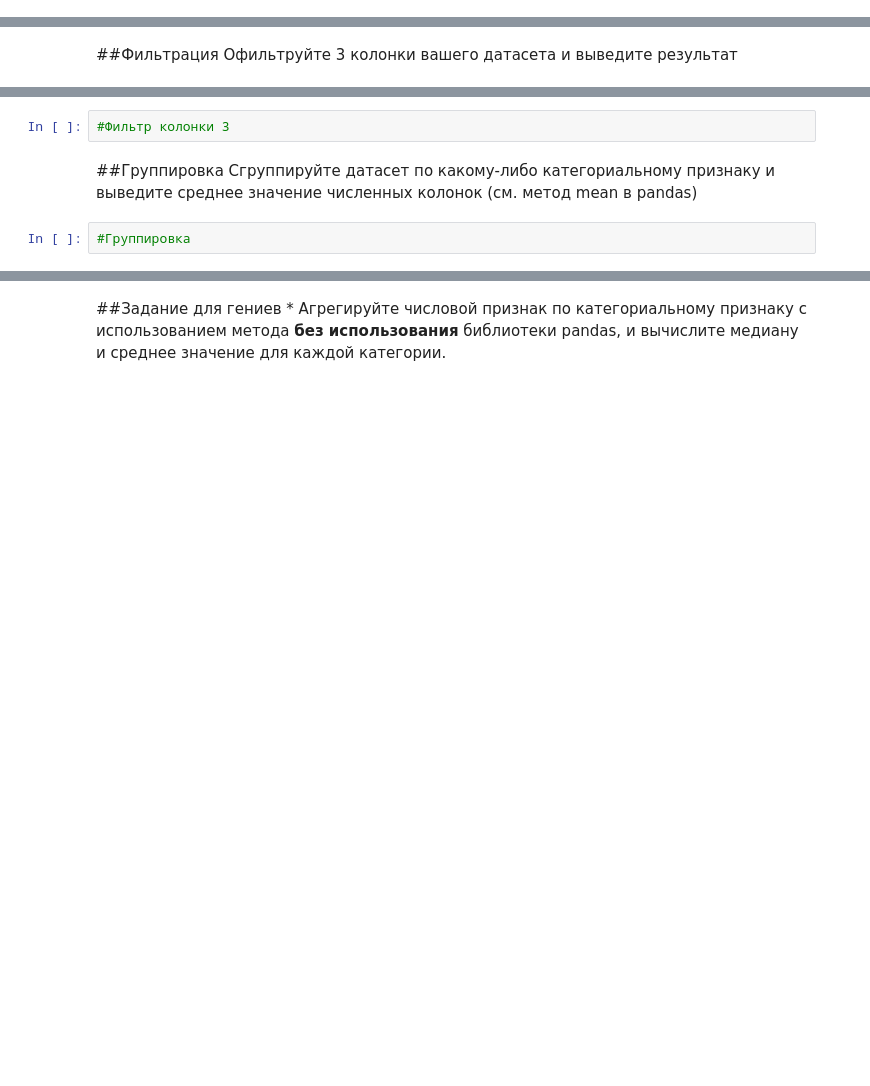
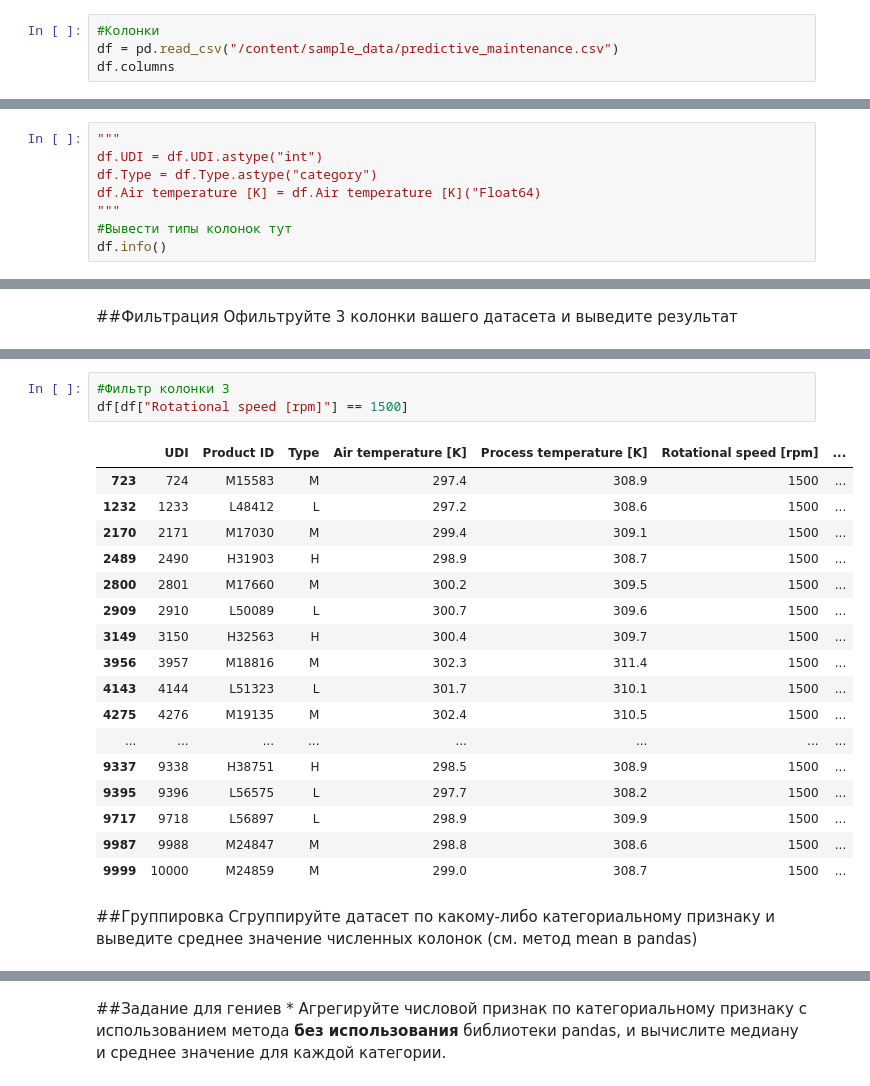
Before and after one commit to maxxizup/labs, a Jupyter notebook: Копия_блокнота_"Задание_1_ipynb".ipynb, the cells around one changed output, grey strips where cells are left out. Saved outputs shown, nothing was run; the diff lists cells and outputs as text; blank space fills up the shorter version.

```diff
--- a/Копия_блокнота_"Задание_1_ipynb".ipynb
+++ b/Копия_блокнота_"Задание_1_ipynb".ipynb
@@ -27,0 +33,4 @@ df
+# %%
+#Колонки
+df = pd.read_csv("/content/sample_data/predictive_maintenance.csv")
+df.columns
@@ -54,0 +97,8 @@ df
+# %%
+"""
+df.UDI = df.UDI.astype("int")
+df.Type = df.Type.astype("category")
+df.Air temperature [K] = df.Air temperature [K]("Float64)
+"""
+#Вывести типы колонок тут
+df.info()
@@ -64,7 +162,24 @@ df
 # %%
 #Фильтр колонки 3
+df[df["Rotational speed [rpm]"] == 1500]
+# %% [output]
+|  | UDI | Product ID | Type | Air temperature [K] | Process temperature [K] | Rotational speed [rpm] | ... |
+| 723 | 724 | M15583 | M | 297.4 | 308.9 | 1500 | ... |
+| 1232 | 1233 | L48412 | L | 297.2 | 308.6 | 1500 | ... |
+| 2170 | 2171 | M17030 | M | 299.4 | 309.1 | 1500 | ... |
+| 2489 | 2490 | H31903 | H | 298.9 | 308.7 | 1500 | ... |
+| 2800 | 2801 | M17660 | M | 300.2 | 309.5 | 1500 | ... |
+| 2909 | 2910 | L50089 | L | 300.7 | 309.6 | 1500 | ... |
+| 3149 | 3150 | H32563 | H | 300.4 | 309.7 | 1500 | ... |
+| 3956 | 3957 | M18816 | M | 302.3 | 311.4 | 1500 | ... |
+| 4143 | 4144 | L51323 | L | 301.7 | 310.1 | 1500 | ... |
+| 4275 | 4276 | M19135 | M | 302.4 | 310.5 | 1500 | ... |
+| ... | ... | ... | ... | ... | ... | ... | ... |
+| 9337 | 9338 | H38751 | H | 298.5 | 308.9 | 1500 | ... |
+| 9395 | 9396 | L56575 | L | 297.7 | 308.2 | 1500 | ... |
+| 9717 | 9718 | L56897 | L | 298.9 | 309.9 | 1500 | ... |
+| 9987 | 9988 | M24847 | M | 298.8 | 308.6 | 1500 | ... |
+| 9999 | 10000 | M24859 | M | 299.0 | 308.7 | 1500 | ... |
 # %% [markdown]
 ##Группировка
 Сгруппируйте датасет по какому-либо категориальному признаку и выведите среднее значение численных колонок (см. метод mean в pandas)
-# %%
-#Группировка
```
Also changed, not shown: parts of 15 cells of this notebook.
